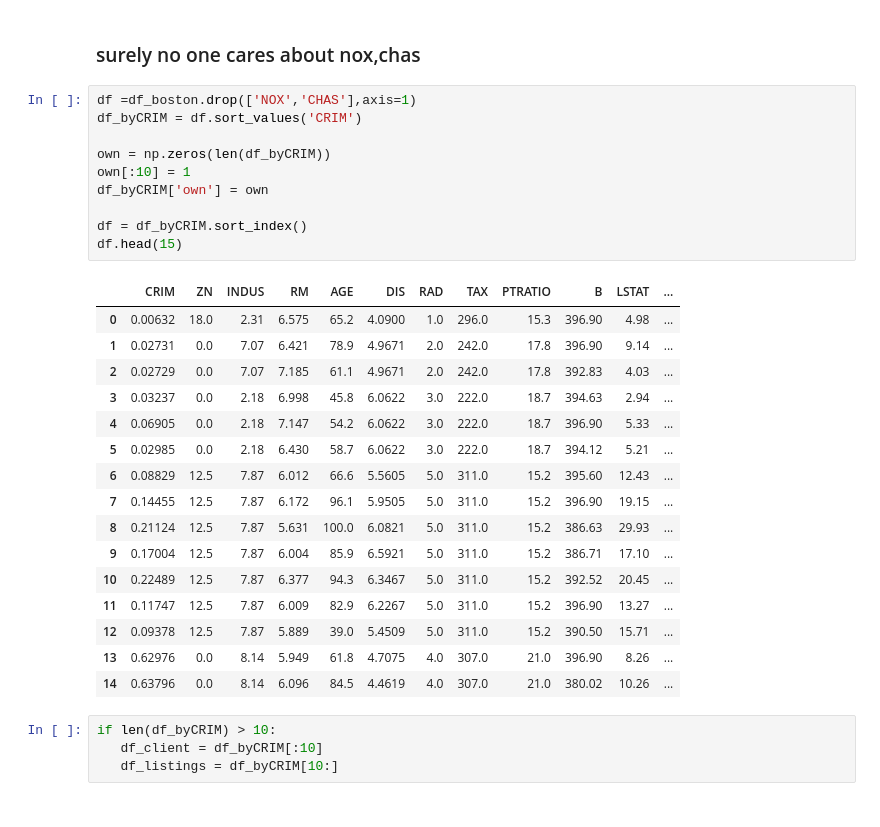
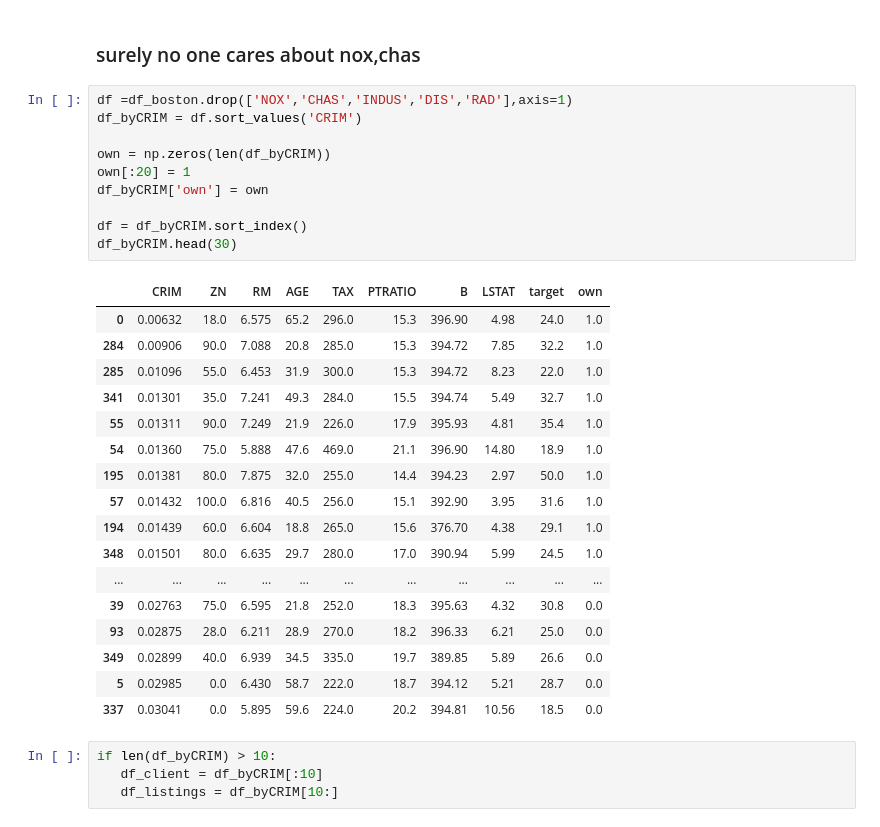
Before and after one commit to alik604/Notebooks, a Jupyter notebook: Recommendation systems/Boston_housing_recommendation_system.ipynb, the cells around one changed output. Drawn from its saved outputs; the diff is of its cells as text.

```diff
--- a/Recommendation systems/Boston_housing_recommendation_system.ipynb
+++ b/Recommendation systems/Boston_housing_recommendation_system.ipynb
@@ -52,32 +57,33 @@ df.head()
 # %% [markdown]
 ###  surely no one cares about nox,chas
 # %%
-df =df_boston.drop(['NOX','CHAS'],axis=1)
+df =df_boston.drop(['NOX','CHAS','INDUS','DIS','RAD'],axis=1)
 df_byCRIM = df.sort_values('CRIM')
 
 own = np.zeros(len(df_byCRIM))
-own[:10] = 1
+own[:20] = 1
 df_byCRIM['own'] = own
 
 df = df_byCRIM.sort_index()
-df.head(15)
+df_byCRIM.head(30)
 # %% [output]
-|  | CRIM | ZN | INDUS | RM | AGE | DIS | RAD | TAX | PTRATIO | B | LSTAT | ... |
-| 0 | 0.00632 | 18.0 | 2.31 | 6.575 | 65.2 | 4.0900 | 1.0 | 296.0 | 15.3 | 396.90 | 4.98 | ... |
-| 1 | 0.02731 | 0.0 | 7.07 | 6.421 | 78.9 | 4.9671 | 2.0 | 242.0 | 17.8 | 396.90 | 9.14 | ... |
-| 2 | 0.02729 | 0.0 | 7.07 | 7.185 | 61.1 | 4.9671 | 2.0 | 242.0 | 17.8 | 392.83 | 4.03 | ... |
-| 3 | 0.03237 | 0.0 | 2.18 | 6.998 | 45.8 | 6.0622 | 3.0 | 222.0 | 18.7 | 394.63 | 2.94 | ... |
-| 4 | 0.06905 | 0.0 | 2.18 | 7.147 | 54.2 | 6.0622 | 3.0 | 222.0 | 18.7 | 396.90 | 5.33 | ... |
-| 5 | 0.02985 | 0.0 | 2.18 | 6.430 | 58.7 | 6.0622 | 3.0 | 222.0 | 18.7 | 394.12 | 5.21 | ... |
-| 6 | 0.08829 | 12.5 | 7.87 | 6.012 | 66.6 | 5.5605 | 5.0 | 311.0 | 15.2 | 395.60 | 12.43 | ... |
-| 7 | 0.14455 | 12.5 | 7.87 | 6.172 | 96.1 | 5.9505 | 5.0 | 311.0 | 15.2 | 396.90 | 19.15 | ... |
-| 8 | 0.21124 | 12.5 | 7.87 | 5.631 | 100.0 | 6.0821 | 5.0 | 311.0 | 15.2 | 386.63 | 29.93 | ... |
-| 9 | 0.17004 | 12.5 | 7.87 | 6.004 | 85.9 | 6.5921 | 5.0 | 311.0 | 15.2 | 386.71 | 17.10 | ... |
-| 10 | 0.22489 | 12.5 | 7.87 | 6.377 | 94.3 | 6.3467 | 5.0 | 311.0 | 15.2 | 392.52 | 20.45 | ... |
-| 11 | 0.11747 | 12.5 | 7.87 | 6.009 | 82.9 | 6.2267 | 5.0 | 311.0 | 15.2 | 396.90 | 13.27 | ... |
-| 12 | 0.09378 | 12.5 | 7.87 | 5.889 | 39.0 | 5.4509 | 5.0 | 311.0 | 15.2 | 390.50 | 15.71 | ... |
-| 13 | 0.62976 | 0.0 | 8.14 | 5.949 | 61.8 | 4.7075 | 4.0 | 307.0 | 21.0 | 396.90 | 8.26 | ... |
-| 14 | 0.63796 | 0.0 | 8.14 | 6.096 | 84.5 | 4.4619 | 4.0 | 307.0 | 21.0 | 380.02 | 10.26 | ... |
+|  | CRIM | ZN | RM | AGE | TAX | PTRATIO | B | LSTAT | target | own |
+| 0 | 0.00632 | 18.0 | 6.575 | 65.2 | 296.0 | 15.3 | 396.90 | 4.98 | 24.0 | 1.0 |
+| 284 | 0.00906 | 90.0 | 7.088 | 20.8 | 285.0 | 15.3 | 394.72 | 7.85 | 32.2 | 1.0 |
+| 285 | 0.01096 | 55.0 | 6.453 | 31.9 | 300.0 | 15.3 | 394.72 | 8.23 | 22.0 | 1.0 |
+| 341 | 0.01301 | 35.0 | 7.241 | 49.3 | 284.0 | 15.5 | 394.74 | 5.49 | 32.7 | 1.0 |
+| 55 | 0.01311 | 90.0 | 7.249 | 21.9 | 226.0 | 17.9 | 395.93 | 4.81 | 35.4 | 1.0 |
+| 54 | 0.01360 | 75.0 | 5.888 | 47.6 | 469.0 | 21.1 | 396.90 | 14.80 | 18.9 | 1.0 |
+| 195 | 0.01381 | 80.0 | 7.875 | 32.0 | 255.0 | 14.4 | 394.23 | 2.97 | 50.0 | 1.0 |
+| 57 | 0.01432 | 100.0 | 6.816 | 40.5 | 256.0 | 15.1 | 392.90 | 3.95 | 31.6 | 1.0 |
+| 194 | 0.01439 | 60.0 | 6.604 | 18.8 | 265.0 | 15.6 | 376.70 | 4.38 | 29.1 | 1.0 |
+| 348 | 0.01501 | 80.0 | 6.635 | 29.7 | 280.0 | 17.0 | 390.94 | 5.99 | 24.5 | 1.0 |
+| ... | ... | ... | ... | ... | ... | ... | ... | ... | ... | ... |
+| 39 | 0.02763 | 75.0 | 6.595 | 21.8 | 252.0 | 18.3 | 395.63 | 4.32 | 30.8 | 0.0 |
+| 93 | 0.02875 | 28.0 | 6.211 | 28.9 | 270.0 | 18.2 | 396.33 | 6.21 | 25.0 | 0.0 |
+| 349 | 0.02899 | 40.0 | 6.939 | 34.5 | 335.0 | 19.7 | 389.85 | 5.89 | 26.6 | 0.0 |
+| 5 | 0.02985 | 0.0 | 6.430 | 58.7 | 222.0 | 18.7 | 394.12 | 5.21 | 28.7 | 0.0 |
+| 337 | 0.03041 | 0.0 | 5.895 | 59.6 | 224.0 | 20.2 | 394.81 | 10.56 | 18.5 | 0.0 |
 # %%
 if len(df_byCRIM) > 10:
    df_client = df_byCRIM[:10]
```
Also changed, not shown: parts of 36 cells of this notebook.
